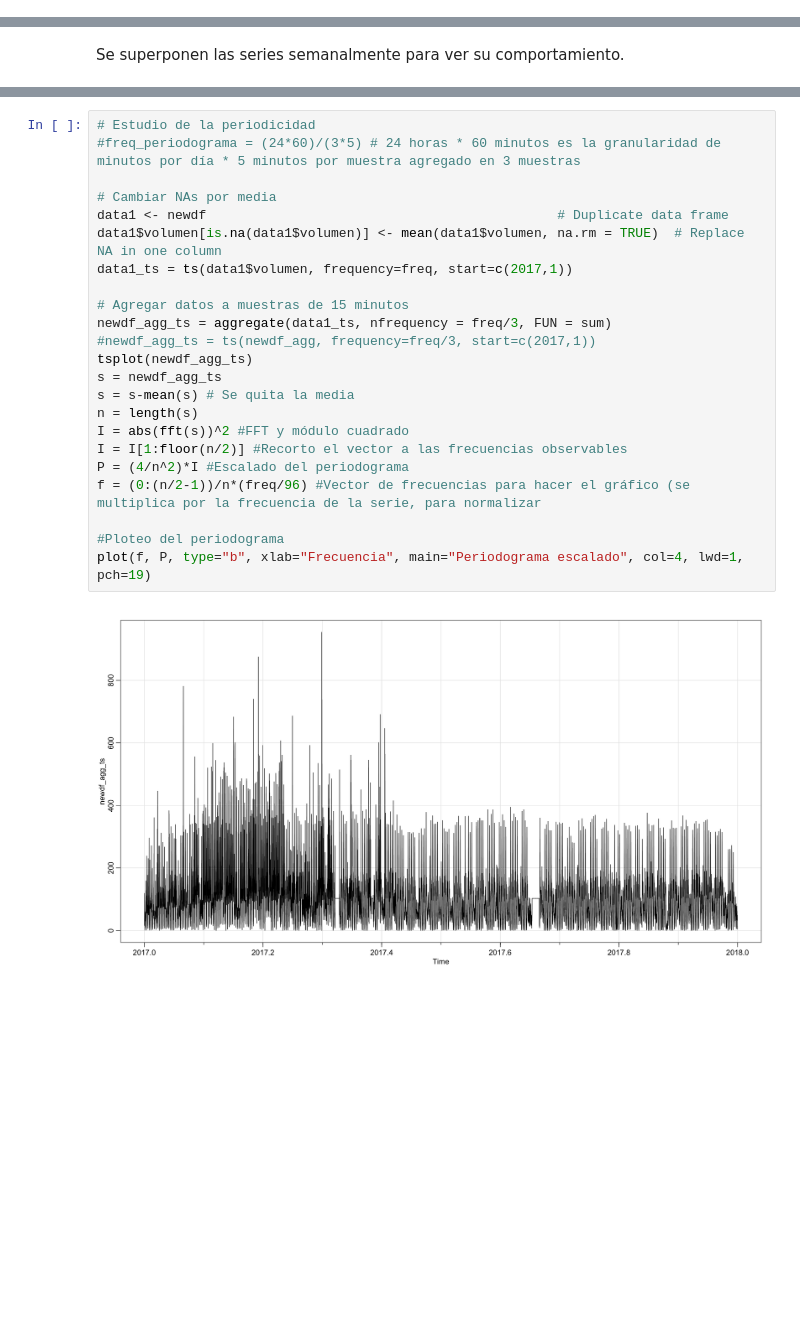
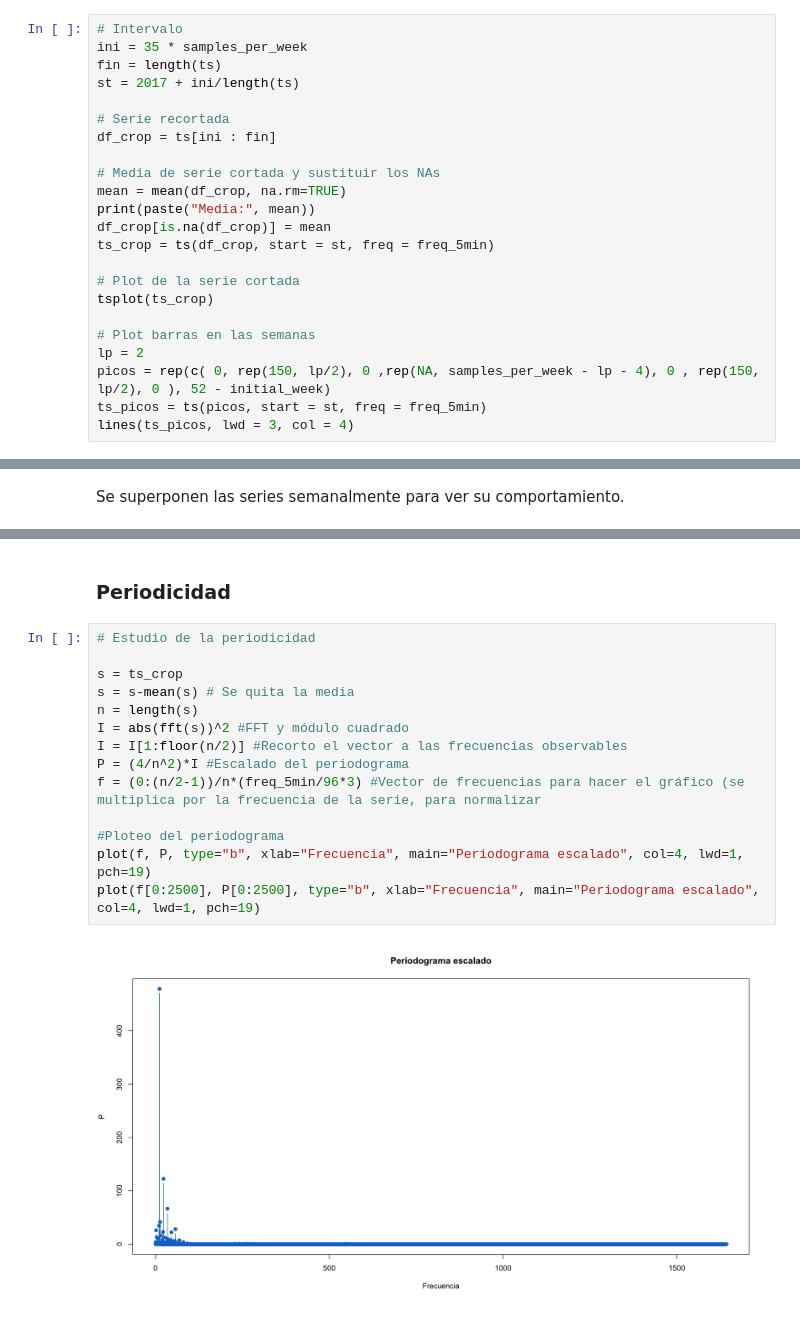
Before and after one commit to FelipeBastarrica/Obligatorio-Series-Temporales, a Jupyter notebook: Obligatorio_ST.ipynb, the cells around one changed output, grey strips where cells are left out. Cells and saved outputs as stored; diff of their text form; blank space fills up the shorter version.

```diff
--- a/Obligatorio_ST.ipynb
+++ b/Obligatorio_ST.ipynb
@@ -126,0 +223,23 @@ tsplot(df_ts_crop)
+# %%
+# Intervalo
+ini = 35 * samples_per_week
+fin = length(ts)
+st = 2017 + ini/length(ts)
+
+# Serie recortada
+df_crop = ts[ini : fin]
+
+# Media de serie cortada y sustituir los NAs
+mean = mean(df_crop, na.rm=TRUE)
+print(paste("Media:", mean))
+df_crop[is.na(df_crop)] = mean
+ts_crop = ts(df_crop, start = st, freq = freq_5min)
+
+# Plot de la serie cortada
+tsplot(ts_crop)
+
+# Plot barras en las semanas
+lp = 2
+picos = rep(c( 0, rep(150, lp/2), 0 ,rep(NA, samples_per_week - lp - 4), 0 , rep(150, lp/2), 0 ), 52 - initial_week)
+ts_picos = ts(picos, start = st, freq = freq_5min)
+lines(ts_picos, lwd = 3, col = 4)
@@ -153,25 +266,18 @@ pacf(df_ts_crop, na.action = na.pass)
+# %% [markdown]
+### Periodicidad
 # %%
 # Estudio de la periodicidad
-#freq_periodograma = (24*60)/(3*5) # 24 horas * 60 minutos es la granularidad de minutos por día * 5 minutos por muestra agregado en 3 muestras
 
-# Cambiar NAs por media
-data1 <- newdf                                             # Duplicate data frame
-data1$volumen[is.na(data1$volumen)] <- mean(data1$volumen, na.rm = TRUE)  # Replace NA in one column
-data1_ts = ts(data1$volumen, frequency=freq, start=c(2017,1))
-
-# Agregar datos a muestras de 15 minutos
-newdf_agg_ts = aggregate(data1_ts, nfrequency = freq/3, FUN = sum)
-#newdf_agg_ts = ts(newdf_agg, frequency=freq/3, start=c(2017,1))
-tsplot(newdf_agg_ts)
-s = newdf_agg_ts
+s = ts_crop
 s = s-mean(s) # Se quita la media
 n = length(s)
 I = abs(fft(s))^2 #FFT y módulo cuadrado
 I = I[1:floor(n/2)] #Recorto el vector a las frecuencias observables
 P = (4/n^2)*I #Escalado del periodograma
-f = (0:(n/2-1))/n*(freq/96) #Vector de frecuencias para hacer el gráfico (se multiplica por la frecuencia de la serie, para normalizar
+f = (0:(n/2-1))/n*(freq_5min/96*3) #Vector de frecuencias para hacer el gráfico (se multiplica por la frecuencia de la serie, para normalizar
 
 #Ploteo del periodograma
 plot(f, P, type="b", xlab="Frecuencia", main="Periodograma escalado", col=4, lwd=1, pch=19)
+plot(f[0:2500], P[0:2500], type="b", xlab="Frecuencia", main="Periodograma escalado", col=4, lwd=1, pch=19)
 # %% [output]
-[figure, old version]
+[figure, new version]
```
Also changed, not shown: parts of 47 cells of this notebook, 2 other files.
